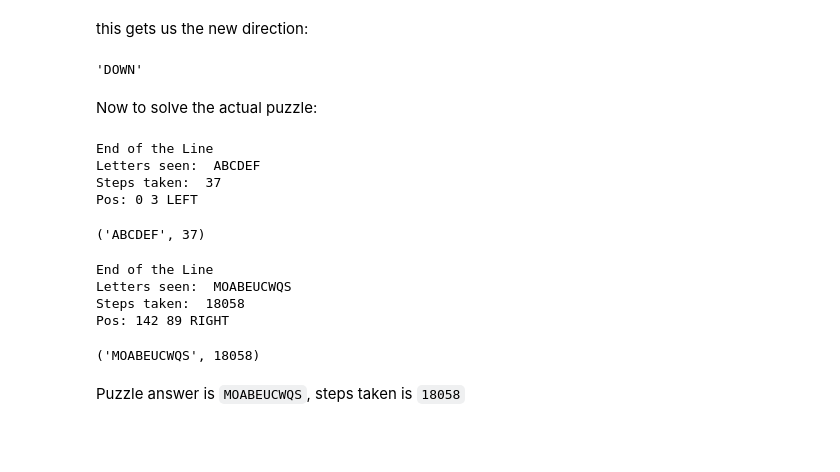
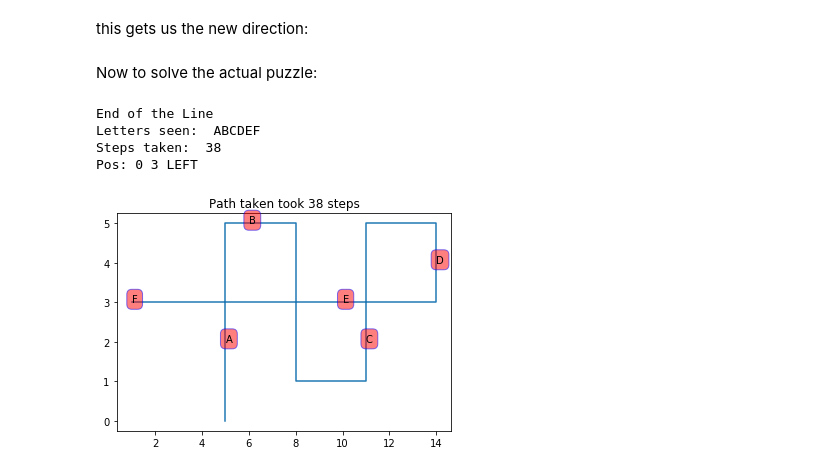
Before and after one commit to khalido/adventofcode, a Jupyter notebook: Day 19 - A Series of Tubes.ipynb, the cells around one changed output. Saved outputs shown, nothing was run; the diff lists cells and outputs as text; code cells hidden in the pictures; blank space fills up the shorter version.

Commit message:
added plots of the path taken

```diff
--- a/Day 19 - A Series of Tubes.ipynb
+++ b/Day 19 - A Series of Tubes.ipynb
@@ -94,7 +98,6 @@ def get_direction(x, y, direction, puzzle):
             val = puzzle[y+1][x]
             if val == "|" or val.isalpha():
                 return "DOWN"
-        return None
 
     if direction is "UP" or direction is "DOWN":
         if x+1 < max_x:
@@ -107,11 +110,7 @@ def get_direction(x, y, direction, puzzle):
             if val == "-" or val.isalpha():
                 return "LEFT"
 
-    return None
-
-get_direcion(0,3, "LEFT", test_input)
+get_direction(0,3, "LEFT", test_input)
-# %% [output]
-'DOWN'
 # %% [markdown]
 Now to solve the actual puzzle:
 # %%
@@ -120,45 +119,46 @@ def solve_puzzle(puzzle=test_input):
     x = puzzle[0].index("|")
     y = 0
     direction = "DOWN"
 
     points_visited = []
 
     while direction is not None:
         val = puzzle[y][x]
 
         if val is not " ": points_visited.append((x,y))
 
         if val.isalpha():
             letters_seen.append(val)
 
         if val == "|" or val == "-" or val.isalpha():
             x, y = step(x,y, direction)
         elif val == "+":
             direction = get_direction(x, y, direction, puzzle)
             x, y = step(x,y, direction)
         else:
             print("End of the Line")
             print("Letters seen: ", "".join(letters_seen))
-            print("Steps taken: ", len(points_visited)-1)
+            print("Steps taken: ", len(points_visited))
             print("Pos:", x, y, direction)
             direction = None
 
-    return "".join(letters_seen), len(points_visited)-1
+    return "".join(letters_seen), points_visited
 
-solve_puzzle()
+letters, points = solve_puzzle()
+
+x, y = zip(*points)
+plt.title(f"Path taken took {len(points)} steps")
+
+plt.plot(x,y)
+box_style = dict(fc="red", ec="b", lw=1, alpha=0.5, boxstyle="round,pad=0.5")
+for x,y in points:
+    val = test_input[y][x]
+    if val.isalpha():
+        plt.annotate(val, xy=(x,y), bbox=box_style)
+plt.show()
 # %% [output]
 End of the Line
 Letters seen:  ABCDEF
-Steps taken:  37
+Steps taken:  38
 Pos: 0 3 LEFT
-('ABCDEF', 37)
+[figure, added]
-# %%
-solve_puzzle(puzzle_input)
-# %% [output]
-End of the Line
-Letters seen:  MOABEUCWQS
-Steps taken:  18058
-Pos: 142 89 RIGHT
-('MOABEUCWQS', 18058)
-# %% [markdown]
-Puzzle answer is `MOABEUCWQS`, steps taken is `18058`
```
Also changed, not shown: parts of 4 cells of this notebook.
